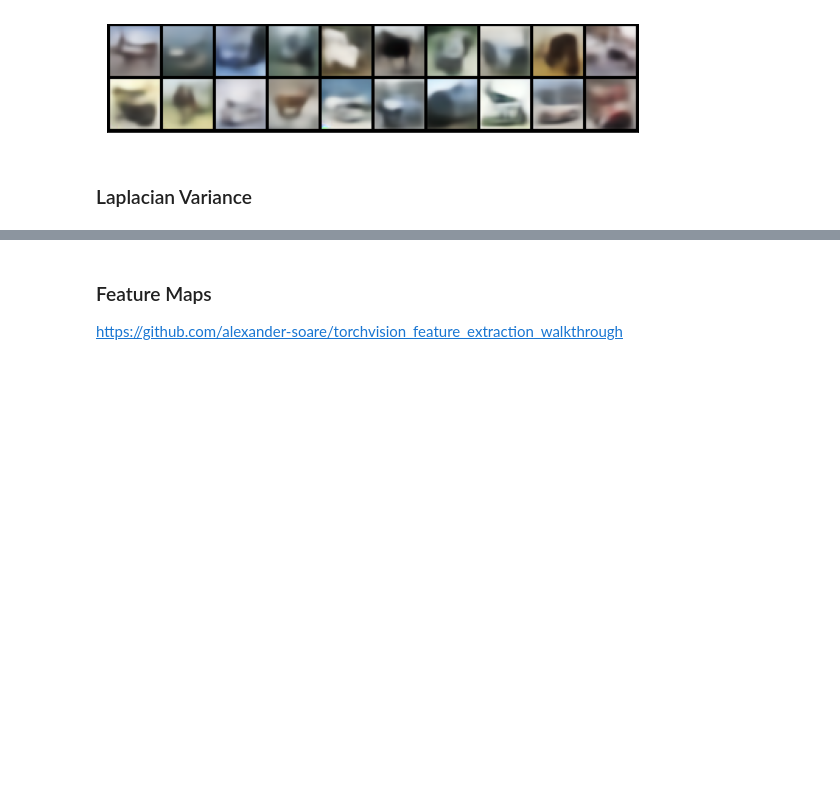
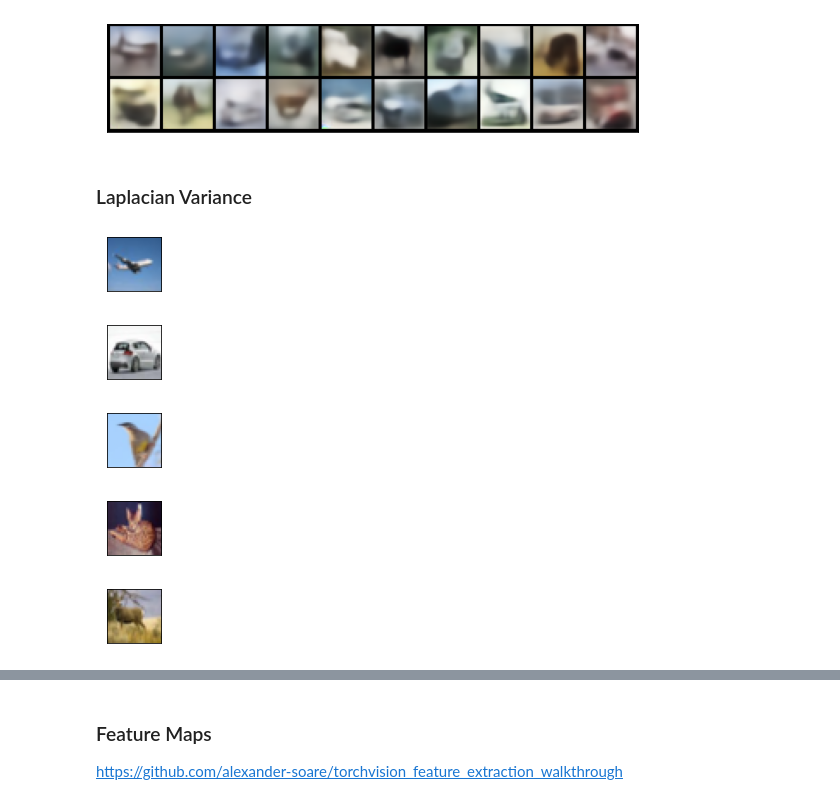
Before and after one commit to AlisaYang07/DL-AutoEncoder, a Jupyter notebook: main_VAE.ipynb, the cells around one changed output, grey strips where cells are left out. Saved outputs shown, nothing was run; the diff lists cells and outputs as text; code cells hidden in the pictures; blank space fills up the shorter version.

```diff
--- a/main_VAE.ipynb
+++ b/main_VAE.ipynb
@@ -262,6 +262,25 @@ def sharpness(path):
     fm = cv2.Laplacian(gray, cv2.CV_64F).var()
     return fm
 #Ref: https://pyimagesearch.com/2015/09/07/blur-detection-with-opencv/
+# %%
+#Laplacian of OG images
+og_sharpness= []
+for i in range(0,5):
+    og_img = fig_input[i].cpu()
+    fig, ax = plt.subplots(figsize=(1,1))
+    ax.set_xticks([]); ax.set_yticks([])
+    ax.imshow(make_grid(unorm(og_img.unsqueeze(0)), nrow=1).permute(1,2,0))
+    plt.savefig(f"/home/alisa/DL_AutoEncoder/OG{i}.png")
+for i in range(0,5):
+    path = f"/home/alisa/DL_AutoEncoder/OG{i}.png"
+    og_sharpness.append(sharpness(path))
+og_sharpness = np.mean(og_sharpness)
+# %% [output]
+[figure, added]
+[figure, added]
+[figure, added]
+[figure, added]
+[figure, added]
 # %%
 #Genearted Images
 betas = [0,1,2,4]
```
Also changed, not shown: parts of 3 cells of this notebook.
